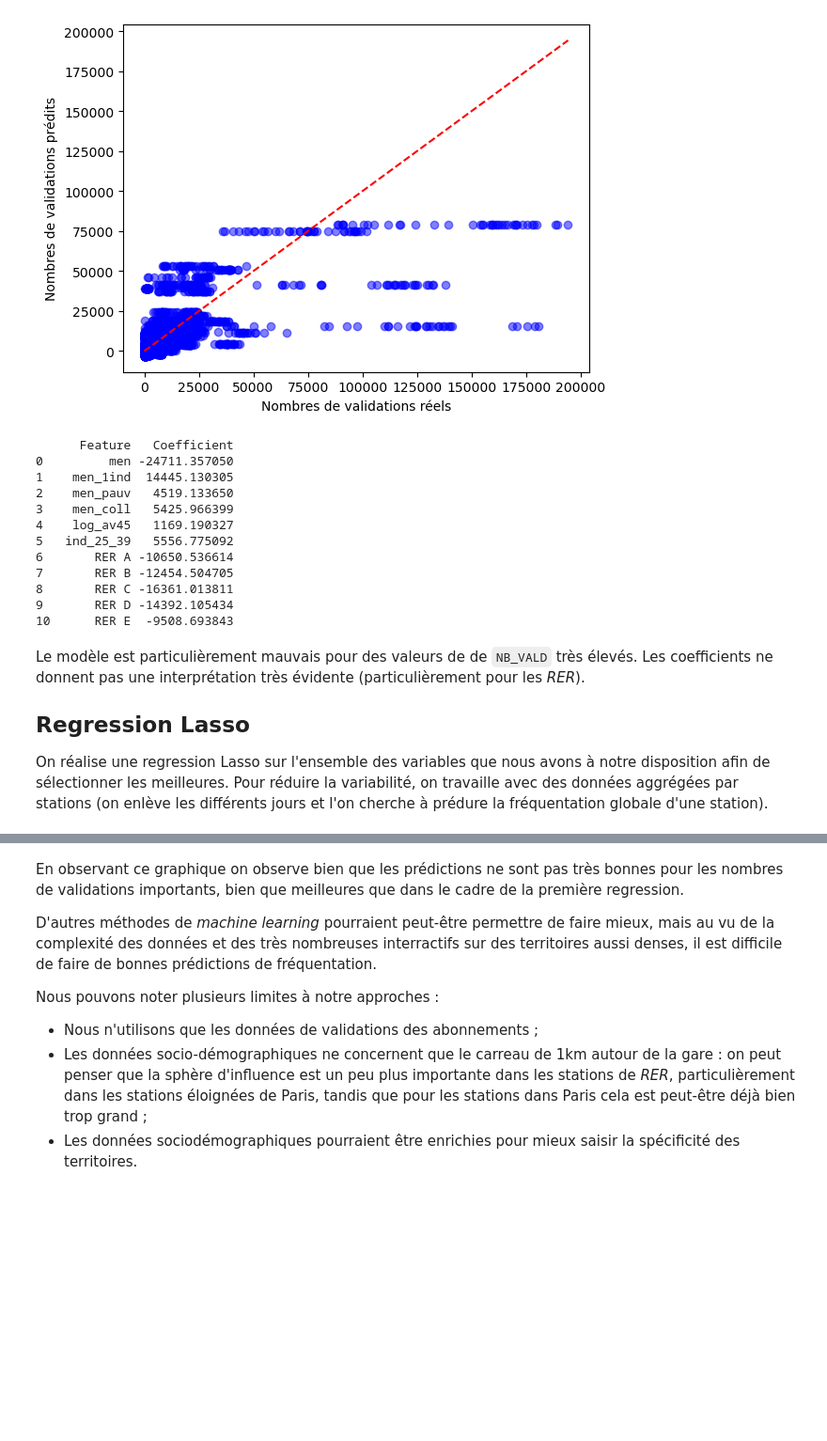
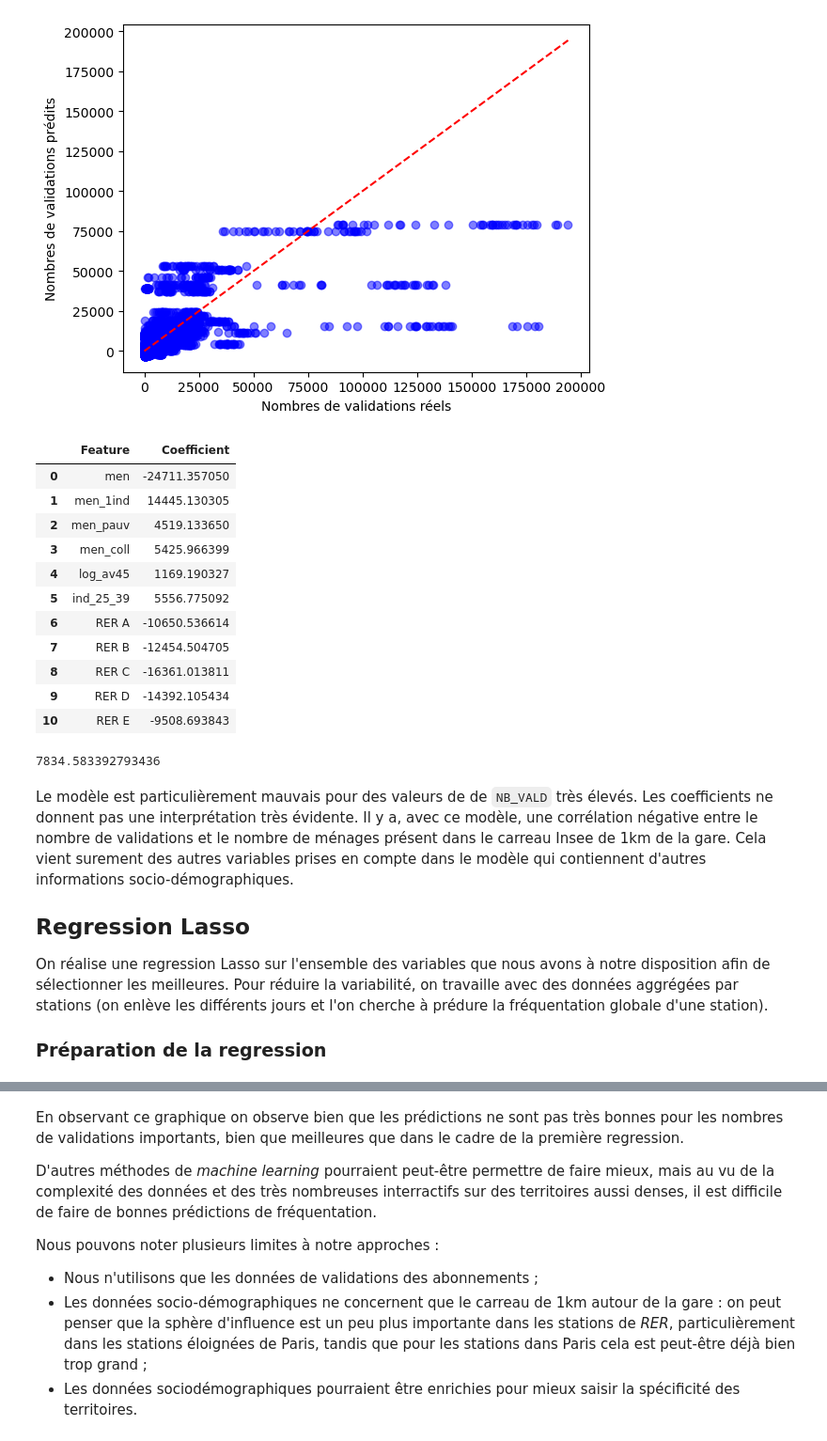
Before and after one commit to jlechat/Frequentation-des-stations-de-TC-en-Ile-de-France, a Jupyter notebook: 3- Modélisation/Regressions.ipynb, the cells around one changed output, grey strips where cells are left out. Shown at 94% size. Cells and saved outputs as stored; diff of their text form; code cells hidden in the pictures; blank space fills up the shorter version.

Commit message:
corrections et cross validation

```diff
--- a/3- Modélisation/Regressions.ipynb
+++ b/3- Modélisation/Regressions.ipynb
@@ -180,25 +185,30 @@ plt.show()
 # %% [output]
 [figure]
 # %%
-print(coef_df)
+coef_df
 # %% [output]
-      Feature   Coefficient
-0         men -24711.357050
-1    men_1ind  14445.130305
-2    men_pauv   4519.133650
-3    men_coll   5425.966399
-4    log_av45   1169.190327
-5   ind_25_39   5556.775092
-6       RER A -10650.536614
-7       RER B -12454.504705
-8       RER C -16361.013811
-9       RER D -14392.105434
-10      RER E  -9508.693843
+|  | Feature | Coefficient |
+| 0 | men | -24711.357050 |
+| 1 | men_1ind | 14445.130305 |
+| 2 | men_pauv | 4519.133650 |
+| 3 | men_coll | 5425.966399 |
+| 4 | log_av45 | 1169.190327 |
+| 5 | ind_25_39 | 5556.775092 |
+| 6 | RER A | -10650.536614 |
+| 7 | RER B | -12454.504705 |
+| 8 | RER C | -16361.013811 |
+| 9 | RER D | -14392.105434 |
+| 10 | RER E | -9508.693843 |
+# %%
+pipe_lr.named_steps['regression'].intercept_
+# %% [output]
+7834.583392793436
 # %% [markdown]
-Le modèle est particulièrement mauvais pour des valeurs de de `NB_VALD` très élevés. Les coefficients ne donnent pas une interprétation très évidente (particulièrement pour les *RER*).
+Le modèle est particulièrement mauvais pour des valeurs de de `NB_VALD` très élevés. Les coefficients ne donnent pas une interprétation très évidente. Il y a, avec ce modèle, une corrélation négative entre le nombre de validations et le nombre de ménages présent dans le carreau Insee de 1km de la gare. Cela vient surement des autres variables prises en compte dans le modèle qui contiennent d'autres informations socio-démographiques.
 
 ## Regression Lasso
 On réalise une regression Lasso sur l'ensemble des variables que nous avons à notre disposition afin de sélectionner les meilleures. Pour réduire la variabilité, on travaille avec des données aggrégées par stations (on enlève les différents jours et l'on cherche à prédure la fréquentation globale d'une station).
+### Préparation de la regression
 # %%
 data_stations = data.groupby('nom_long').agg(aggregation_functions)
 data_stations['RER A'] = data_stations['res_com'].apply(lambda x: 1 if x == 'RER A' else 0)
```
Also changed, not shown: parts of 15 cells of this notebook.
